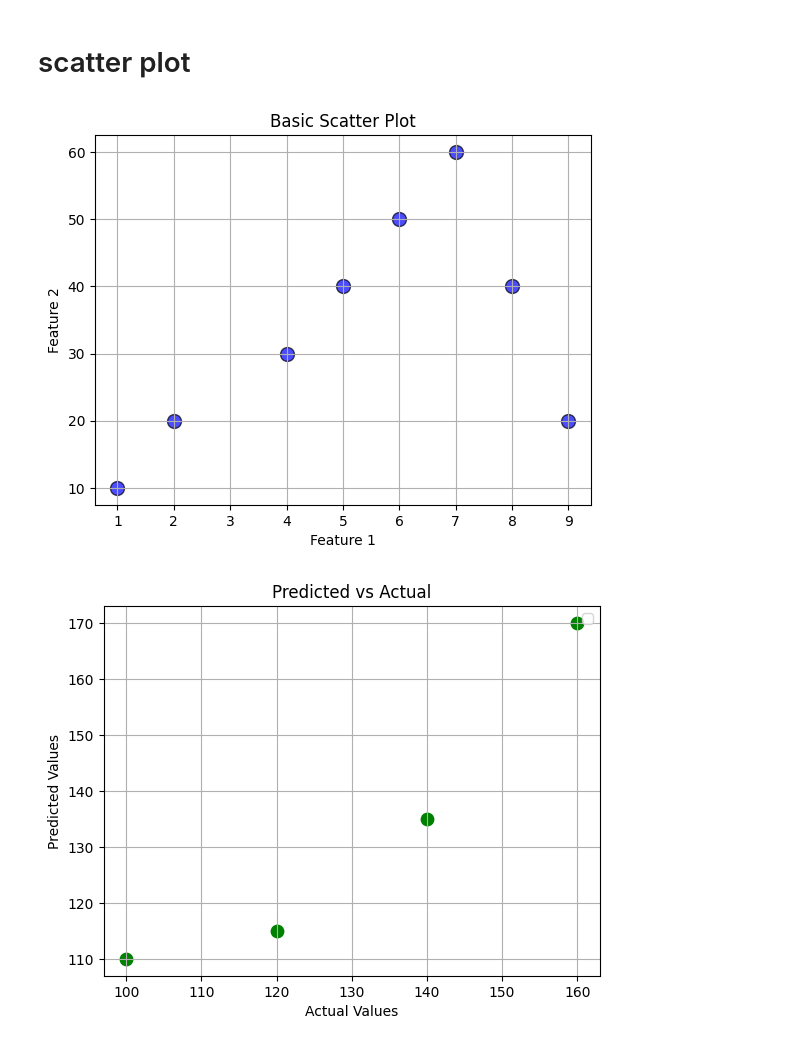
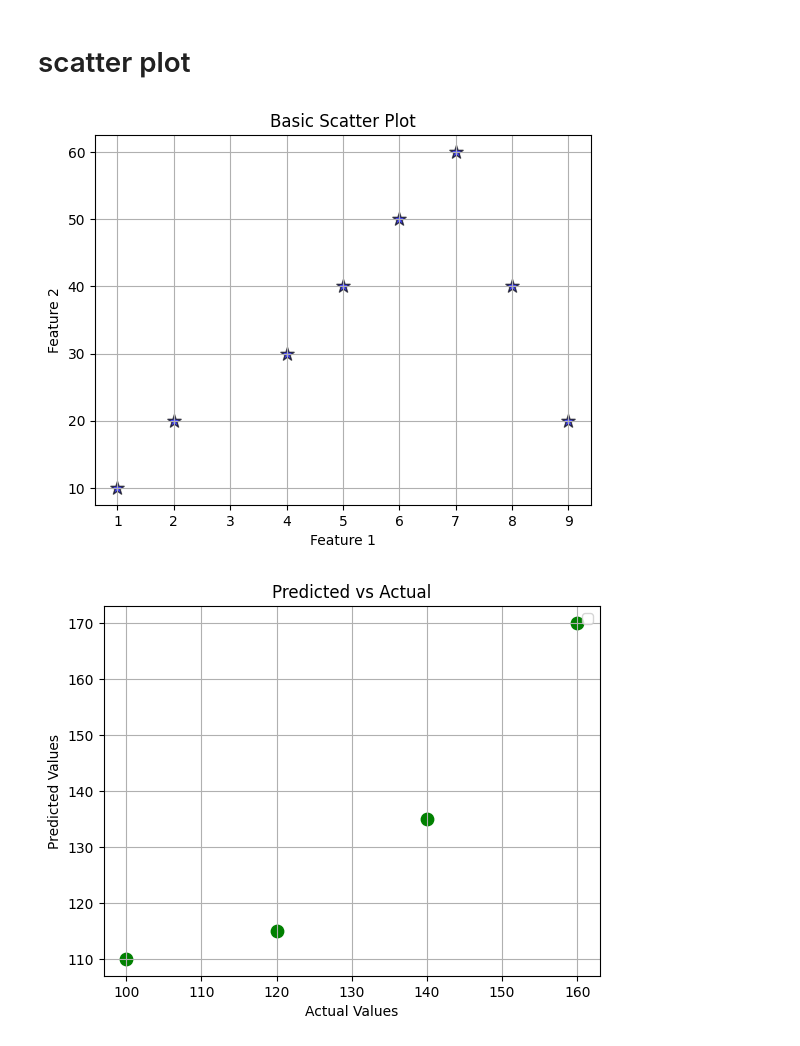
Before and after one commit to keshav2603/matplotlib-basic, a Jupyter notebook: first.ipynb, the cells around one changed output. Drawn from its saved outputs; the diff is of its cells as text; code cells hidden in the pictures.

```diff
--- a/first.ipynb
+++ b/first.ipynb
@@ -67,22 +67,22 @@ plt.show()
 # %%
 x=np.array([1,2,4,5,6,7,8,9])
 y=np.array([10,20,30,40,50,60,40,20])
 plt.scatter(
     x, y,
     color='blue',         # point color
     s=100,                # size of points
     alpha=0.7,            # transparency
-    marker='o',           # shape of points
+    marker='*',           # shape of points
     edgecolor='black',    # border color
     label='Data points'   # for legend
 )
 plt.title("Basic Scatter Plot")
 plt.xlabel("Feature 1")
 plt.ylabel("Feature 2")
 plt.grid(True)
 plt.show()
 # %% [output]
-[figure, old version]
+[figure, new version]
 # %%
 
 y_true = np.array([100, 120, 140, 160])
```
Also changed, not shown: parts of 3 cells of this notebook, 1 other file.
